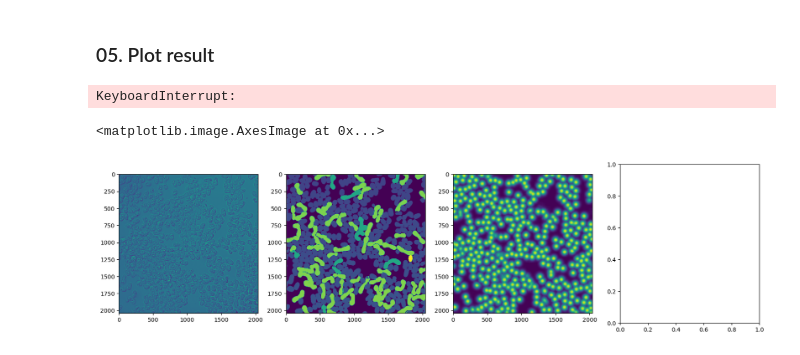
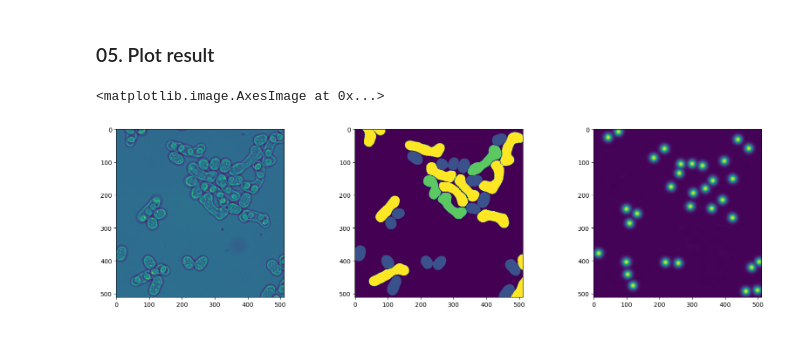
Before and after one commit to wanlanli/deepYeast, a Jupyter notebook: examples/01_DEMO_CELLSEGMENTATION_PREDICTION.ipynb, the cells around one changed output. Saved outputs shown, nothing was run; the diff lists cells and outputs as text; code cells hidden in the pictures.

```diff
--- a/examples/01_DEMO_CELLSEGMENTATION_PREDICTION.ipynb
+++ b/examples/01_DEMO_CELLSEGMENTATION_PREDICTION.ipynb
@@ -26,9 +22,9 @@ To enable them in other operations, rebuild TensorFlow with the appropriate comp
 ### 01. Config
 # %%
 mode = 'test' #train, evl, test
-model_dir = "../../model_dir/deepyeast_001/"
-config_path = "../configs/config_wl.yaml"
-num_gpus=1
+model_dir = "../../data/checkpoint/"
+config_path = "../deeplab/configs/config_wl.yaml"
+num_gpus = 0
 # %% [markdown]
 ### 02. Load Model
 # %%
@@ -37,5 +33,5 @@ with open(config_path, 'r') as f:
 configs = ExperimentOptions(config)
 configs.model_options.backbone.drop_path_keep_prob=1
 
-cellmodel = DeepCellModule(mode, model_dir, configs, num_gpus)
+cellmodel = DeepCellModule(mode, configs, num_gpus, model_dir=model_dir)
 # %% [output]
@@ -50,11 +44,11 @@ restored from checkpoint: ../../model_dir/deepyeast_001/ckpt-100000
 
 Test your picture here
 # %%
-file_path = "../../../data/Sj_MATECHOICE/20220524_yGL0154xyGL0360_VACfiltered_12_snapshot_R3D.dv_Composite.tif"
+file_path = "../../data/image/3306_REF_DIC_01_00.png"
 img = imread(file_path)
 # %% [markdown]
 ### 04. Prediction
 # %%
 %%time
-output = cellmodel.predict(img[:,:,2])
+output = cellmodel.predict(img[:,:])
 # %% [output]
@@ -68,16 +59,14 @@ Wall time: 39.5 s
 # %%
 post_ouput = output["panoptic_pred"][0].numpy()
 post_ouput = post_process_panoptic(post_ouput)
-# %% [output]
-KeyboardInterrupt:
 # %%
 imsave(os.path.join("../../../output/sj", os.path.basename(file_path)), post_ouput)
 # %%
-figs, axs = plt.subplots(1,4, figsize=(20,5))
-axs[0].imshow(img[:,:,2])
+figs, axs = plt.subplots(1,3, figsize=(20,5))
+axs[0].imshow(img[:,:])
 axs[1].imshow(output['panoptic_pred'][0])
 axs[2].imshow(output['center_heatmap'][0])
 # axs[3].imshow(post_ouput)
 # %% [output]
 <matplotlib.image.AxesImage at 0x...>
-[figure, old version]
+[figure, new version]
```
Also changed, not shown: parts of 9 cells of this notebook, 31 other files.
